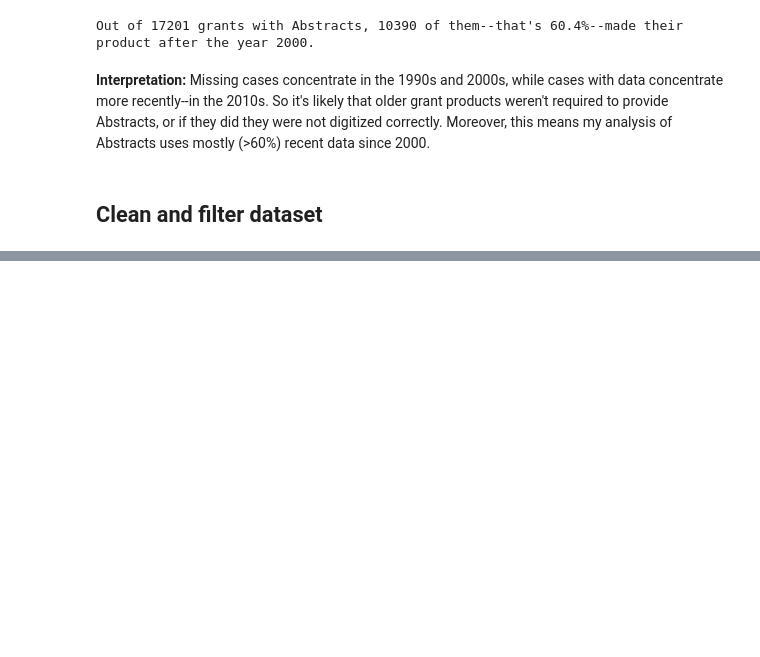
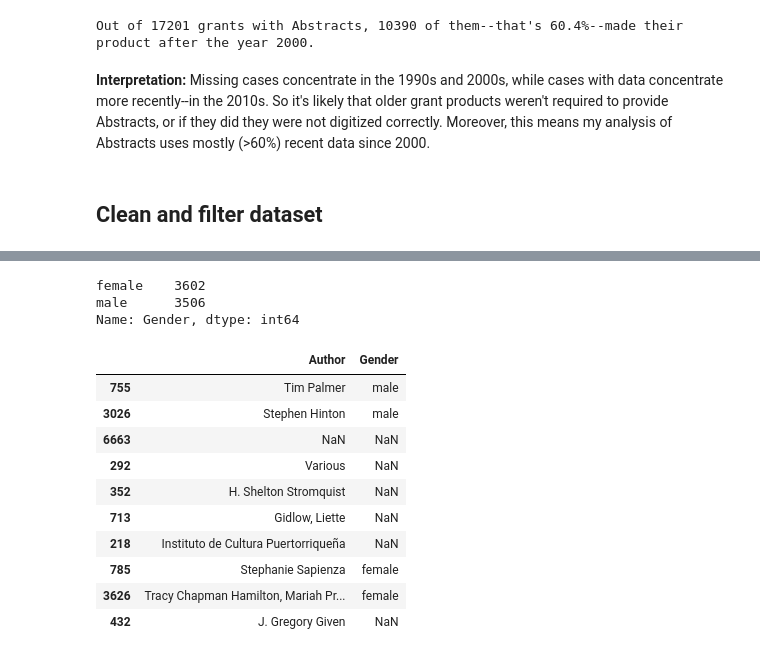
Before and after one commit to jhaber-zz/neh-nlp, a Jupyter notebook: code/prepare_data.ipynb, the cells around one changed output, grey strips where cells are left out. Drawn from its saved outputs; the diff is of its cells as text; code cells hidden in the pictures; blank space fills up the shorter version.

```diff
--- a/code/prepare_data.ipynb
+++ b/code/prepare_data.ipynb
@@ -222,0 +239,32 @@ df_small.to_csv(join('../data/', 'NEH_GrantProducts_Combined.tsv'), sep='\t', in
+# %%
+## Standardize 'Gender' column into male/female binary
+# Define dictionary to clean up standard output (mostly remove unknowns)
+gend_dict = {'unknown':np.nan,
+             'andy':np.nan,
+             'mostly_male':'male',
+             'mostly_female':'female'}
+
+# Apply dictionary to fix errors
+df_small.Gender.replace(gend_dict,
+                        regex=False, inplace=True)
+
+df_small.Gender.value_counts()
+# %% [output]
+female    3602
+male      3506
+Name: Gender, dtype: int64
+# %%
+# Check out 10 random names to see how well this works
+df_small.sample(10)[['Author', 'Gender']]
+# %% [output]
+|  | Author | Gender |
+| 755 | Tim Palmer | male |
+| 3026 | Stephen Hinton | male |
+| 6663 | NaN | NaN |
+| 292 | Various | NaN |
+| 352 | H. Shelton Stromquist | NaN |
+| 713 | Gidlow, Liette | NaN |
+| 218 | Instituto de Cultura Puertorriqueña | NaN |
+| 785 | Stephanie Sapienza | female |
+| 3626 | Tracy Chapman Hamilton, Mariah Pr... | female |
+| 432 | J. Gregory Given | NaN |
```
Also changed, not shown: parts of 12 cells of this notebook, 3 other files.
